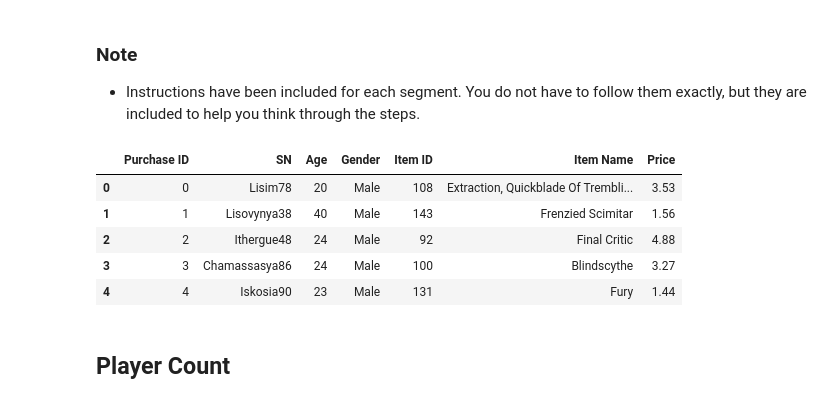
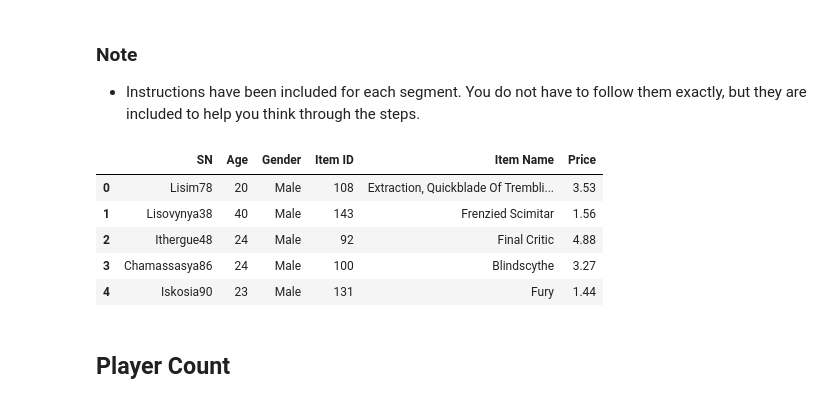
Before and after one commit to Apex8/Heroes-of-Pymoli, a Jupyter notebook: HeroesOfPymoli/HeroesOfPymoli_starter.ipynb, the cells around one changed output. Cells and saved outputs as stored; diff of their text form; code cells hidden in the pictures.

```diff
--- a/HeroesOfPymoli/HeroesOfPymoli_starter.ipynb
+++ b/HeroesOfPymoli/HeroesOfPymoli_starter.ipynb
@@ -4,20 +4,22 @@
 # %%
 # Dependencies and Setup
 import pandas as pd
+import numpy as np
 
 # File to Load (Remember to Change These)
-file_to_load = "Resources/purchase_data.csv"
+P_D = "Resources/purchase_data.csv"
 
 # Read Purchasing File and store into Pandas data frame
-purchase_data = pd.read_csv(file_to_load)
+purchase_data1 = pd.read_csv(P_D)
+purchase_data = pd.DataFrame(purchase_data1, columns=['SN', 'Age', 'Gender', 'Item ID', 'Item Name', 'Price'])
 purchase_data.head()
 # %% [output]
-|  | Purchase ID | SN | Age | Gender | Item ID | Item Name | Price |
-| 0 | 0 | Lisim78 | 20 | Male | 108 | Extraction, Quickblade Of Trembli... | 3.53 |
-| 1 | 1 | Lisovynya38 | 40 | Male | 143 | Frenzied Scimitar | 1.56 |
-| 2 | 2 | Ithergue48 | 24 | Male | 92 | Final Critic | 4.88 |
-| 3 | 3 | Chamassasya86 | 24 | Male | 100 | Blindscythe | 3.27 |
-| 4 | 4 | Iskosia90 | 23 | Male | 131 | Fury | 1.44 |
+|  | SN | Age | Gender | Item ID | Item Name | Price |
+| 0 | Lisim78 | 20 | Male | 108 | Extraction, Quickblade Of Trembli... | 3.53 |
+| 1 | Lisovynya38 | 40 | Male | 143 | Frenzied Scimitar | 1.56 |
+| 2 | Ithergue48 | 24 | Male | 92 | Final Critic | 4.88 |
+| 3 | Chamassasya86 | 24 | Male | 100 | Blindscythe | 3.27 |
+| 4 | Iskosia90 | 23 | Male | 131 | Fury | 1.44 |
 # %% [markdown]
 ## Player Count
 # %% [markdown]
```
Also changed, not shown: parts of 10 cells of this notebook.
